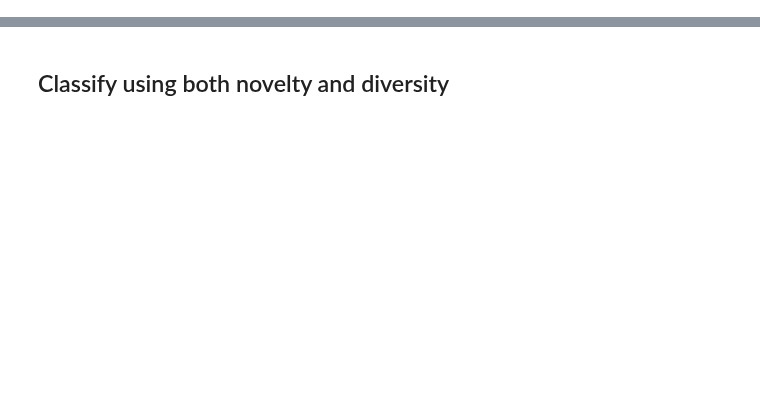
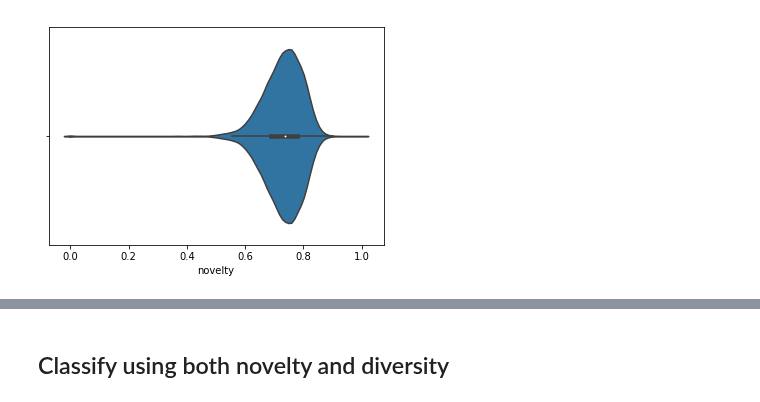
Before and after one commit to debashishc/classification-real-fake-text, a Jupyter notebook: analysis_word_emb/WMD_Classifier.ipynb, the cells around one changed output, grey strips where cells are left out. Drawn from its saved outputs; the diff is of its cells as text; code cells hidden in the pictures; blank space fills up the shorter version.

```diff
--- a/analysis_word_emb/WMD_Classifier.ipynb
+++ b/analysis_word_emb/WMD_Classifier.ipynb
@@ -128,0 +179,23 @@ stacked_hist(csvjac_divs, "Diversities of real and fake text")
+# %%
+# fig, axes = plt.subplots(1, 2, figsize=(5, 5), sharey='row')
+# # axes_cols = (axes.flatten()[:2], axes.flatten()[1:2])
+
+# dataset = [combined_data[combined_data.label == 0]["novelty"].values,
+#                            combined_data[combined_data.label == 1]["novelty"].values]
+
+# import seaborn as sns
+
+# for data, axes in zip(dataset, axes):
+#         sns.violinplot(x="day", y="total_bill", hue="smoker",
+#             data=data, split=True)
+#         ax.set_title('scale = {}'.format(scale), y=0.95)
+# fig.tight_layout()
+
+combined_data.head(10)
+
+# df = combined_data.melt(var_name='novelty', value_name='label')
+df.head()
+
+ax = sns.violinplot(combined_data[combined_data.label == 0]["novelty"])
+# %% [output]
+[figure, added]
```
Also changed, not shown: parts of 11 cells of this notebook, 8 other files.
